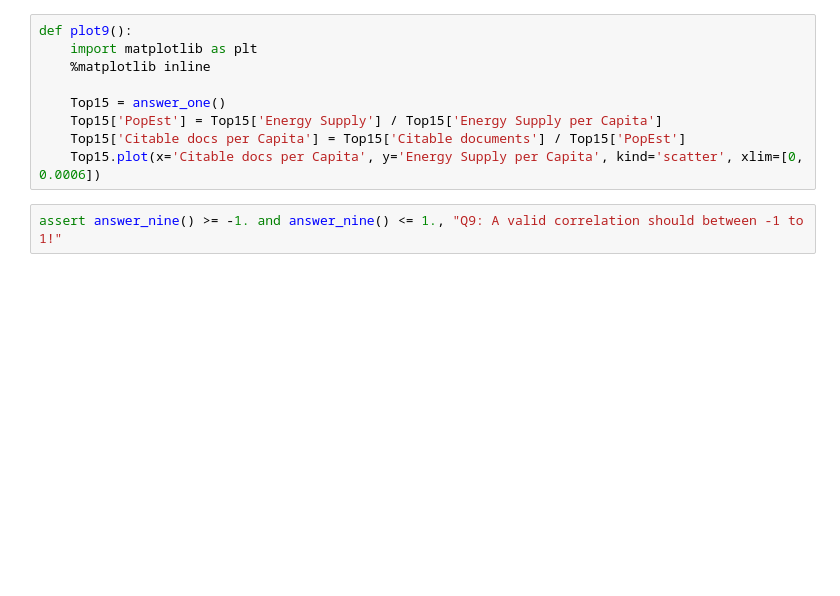
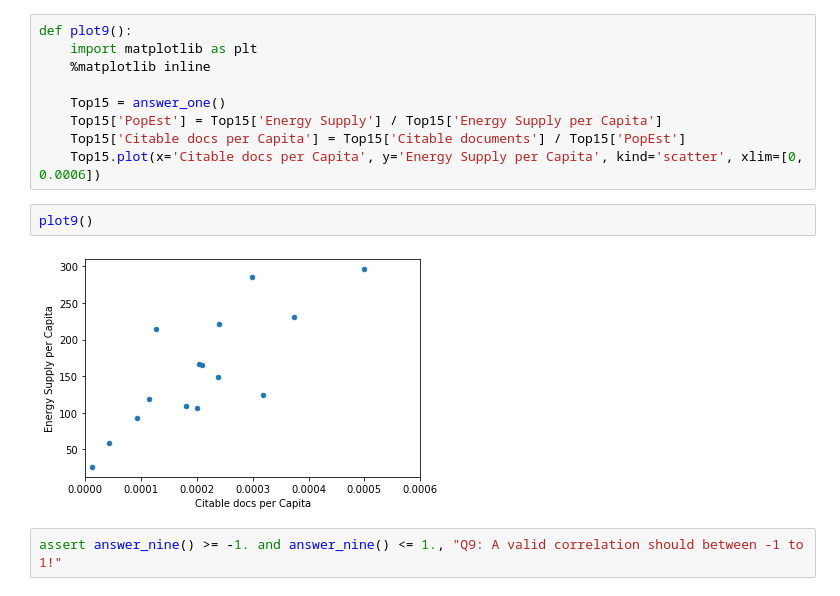
Before and after one commit to donaldo-garrido/Online_Courses, a Jupyter notebook: Introduction_to_Data_Science_in_Python/week_3.ipynb, the cells around one changed output. Drawn from its saved outputs; the diff is of its cells as text; blank space fills up the shorter version.

```diff
--- a/Introduction_to_Data_Science_in_Python/week_3.ipynb
+++ b/Introduction_to_Data_Science_in_Python/week_3.ipynb
@@ -342,6 +384,10 @@ def plot9():
     Top15['PopEst'] = Top15['Energy Supply'] / Top15['Energy Supply per Capita']
     Top15['Citable docs per Capita'] = Top15['Citable documents'] / Top15['PopEst']
     Top15.plot(x='Citable docs per Capita', y='Energy Supply per Capita', kind='scatter', xlim=[0, 0.0006])
+# %%
+plot9()
+# %% [output]
+[figure, added]
 # %%
 assert answer_nine() >= -1. and answer_nine() <= 1., "Q9: A valid correlation should between -1 to 1!"
 # %% [markdown]
```
Also changed, not shown: parts of 17 cells of this notebook, 1 other file.
